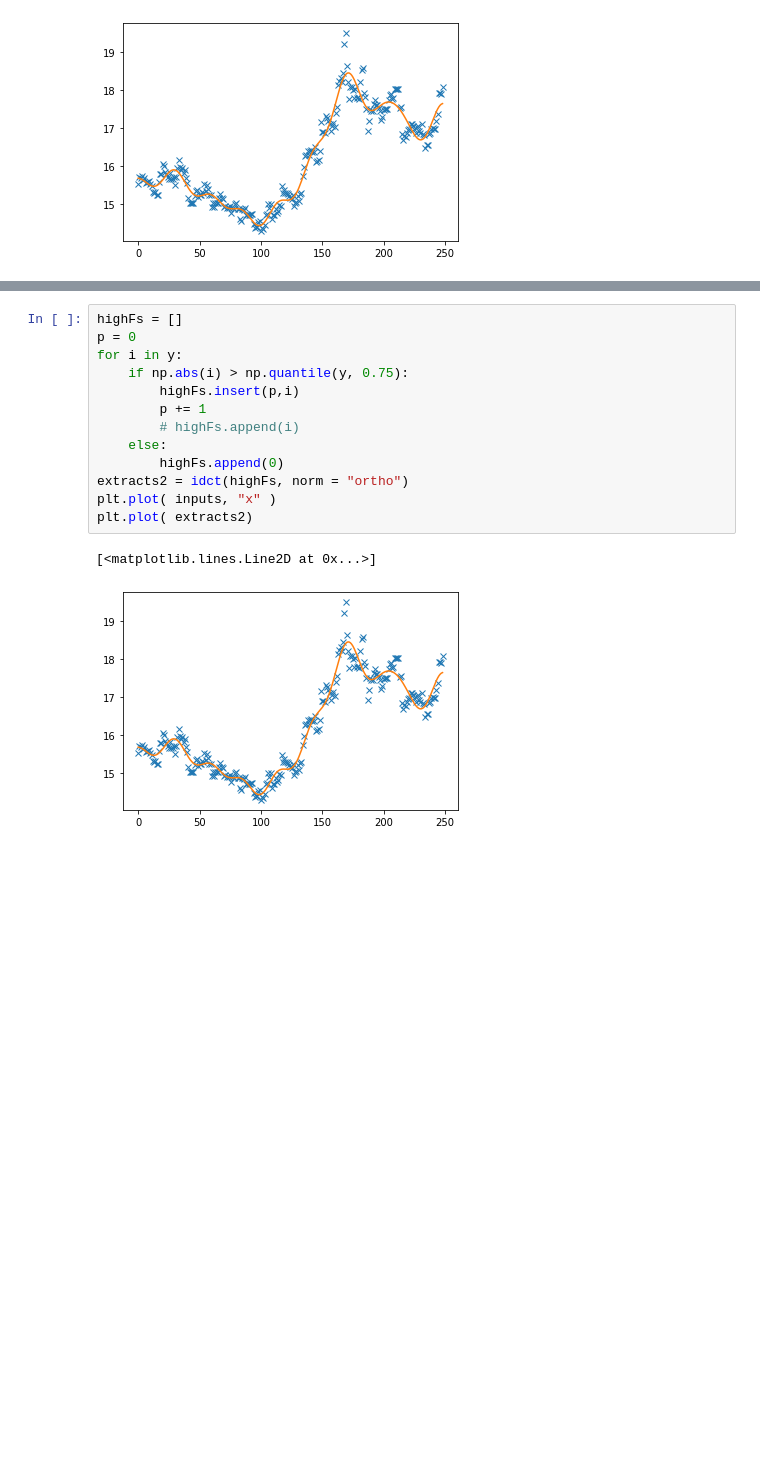
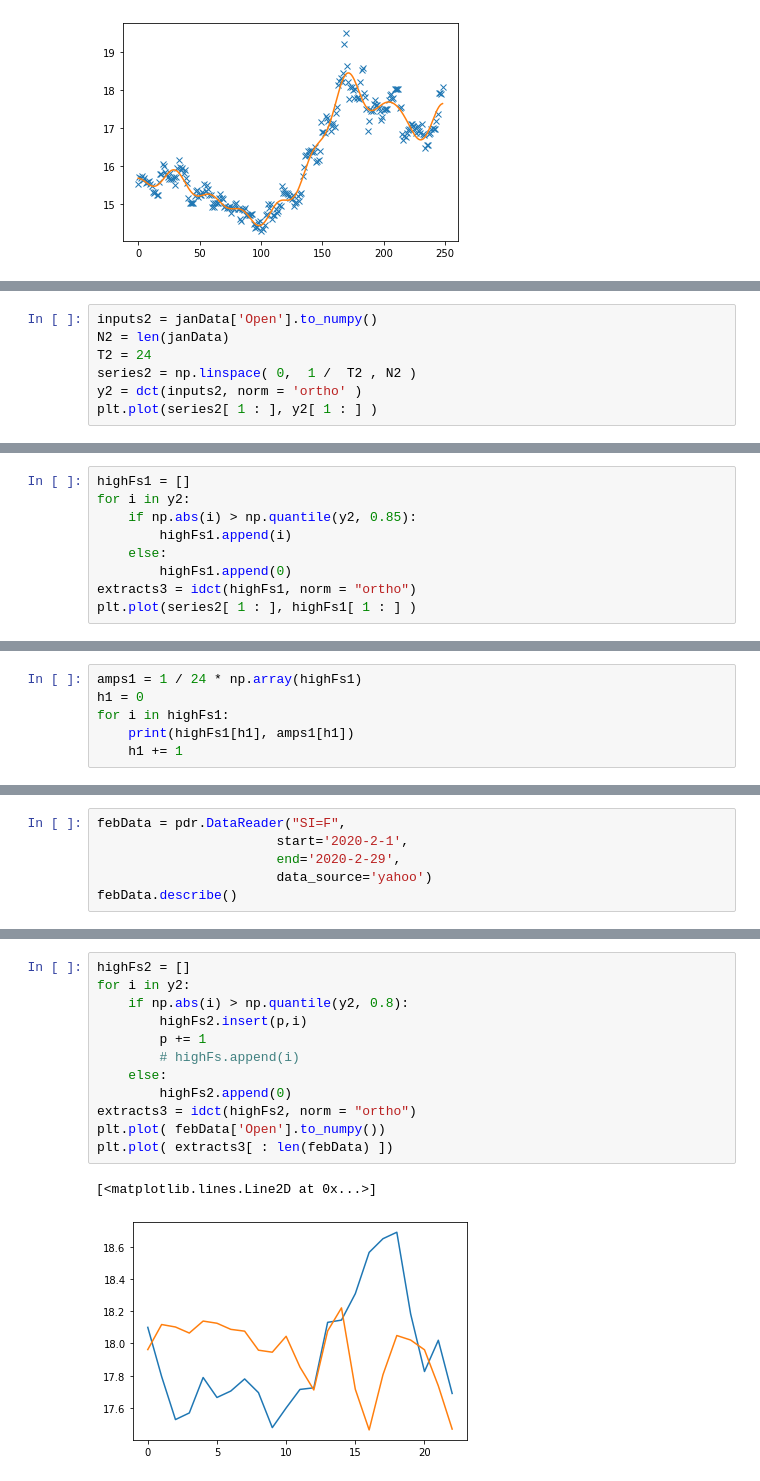
Before and after one commit to Peter-Paul/wallstreet-forecast, a Jupyter notebook: analytics/commodities/silver/silver_fts.ipynb, the cells around one changed output, grey strips where cells are left out. Drawn from its saved outputs; the diff is of its cells as text; blank space fills up the shorter version.

Commit message:
Able to extract cosines from already extracted DCT frequencies

```diff
--- a/analytics/commodities/silver/silver_fts.ipynb
+++ b/analytics/commodities/silver/silver_fts.ipynb
@@ -63,0 +83,7 @@ rawData['Open'].plot()
+# %%
+inputs2 = janData['Open'].to_numpy()
+N2 = len(janData)
+T2 = 24
+series2 = np.linspace( 0,  1 /  T2 , N2 )
+y2 = dct(inputs2, norm = 'ortho' )
+plt.plot(series2[ 1 : ], y2[ 1 : ] )
@@ -63,0 +97,9 @@ rawData['Open'].plot()
+# %%
+highFs1 = []
+for i in y2:
+    if np.abs(i) > np.quantile(y2, 0.85):
+        highFs1.append(i)
+    else:
+        highFs1.append(0)
+extracts3 = idct(highFs1, norm = "ortho")
+plt.plot(series2[ 1 : ], highFs1[ 1 : ] )
@@ -63,0 +145,6 @@ rawData['Open'].plot()
+# %%
+amps1 = 1 / 24 * np.array(highFs1)
+h1 = 0
+for i in highFs1:
+    print(highFs1[h1], amps1[h1])
+    h1 += 1
@@ -63,0 +189,6 @@ rawData['Open'].plot()
+# %%
+febData = pdr.DataReader("SI=F",
+                       start='2020-2-1',
+                       end='2020-2-29',
+                       data_source='yahoo')
+febData.describe()
@@ -64,16 +205,15 @@ rawData['Open'].plot()
 # %%
-highFs = []
-p = 0
-for i in y:
-    if np.abs(i) > np.quantile(y, 0.75):
-        highFs.insert(p,i)
+highFs2 = []
+for i in y2:
+    if np.abs(i) > np.quantile(y2, 0.8):
+        highFs2.insert(p,i)
         p += 1
         # highFs.append(i)
     else:
-        highFs.append(0)
-extracts2 = idct(highFs, norm = "ortho")
-plt.plot( inputs, "x" )
-plt.plot( extracts2)
+        highFs2.append(0)
+extracts3 = idct(highFs2, norm = "ortho")
+plt.plot( febData['Open'].to_numpy())
+plt.plot( extracts3[ : len(febData) ])
 # %% [output]
 [<matplotlib.lines.Line2D at 0x...>]
-[figure, old version]
+[figure, new version]
```
Also changed, not shown: parts of 16 cells of this notebook.
